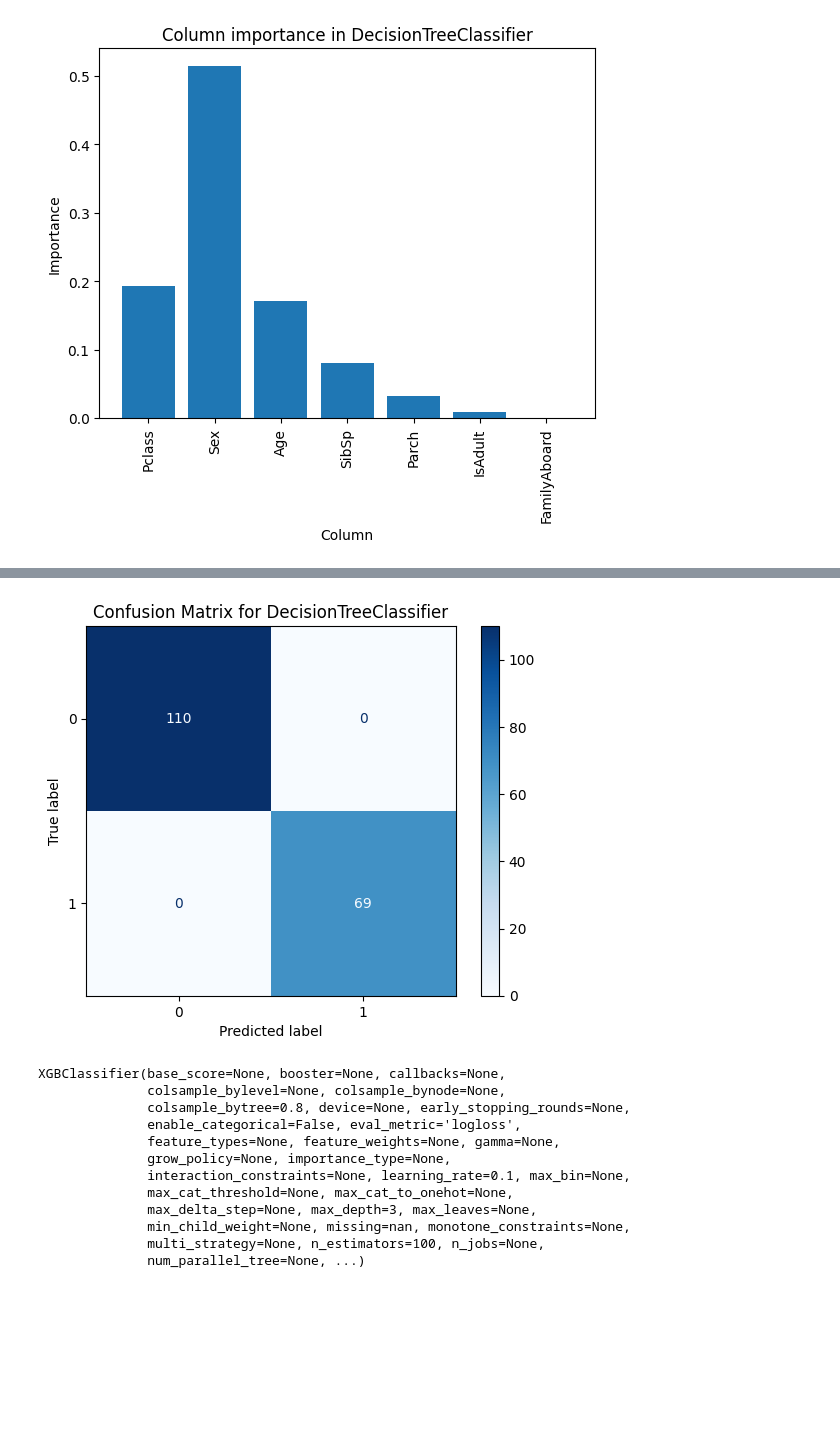
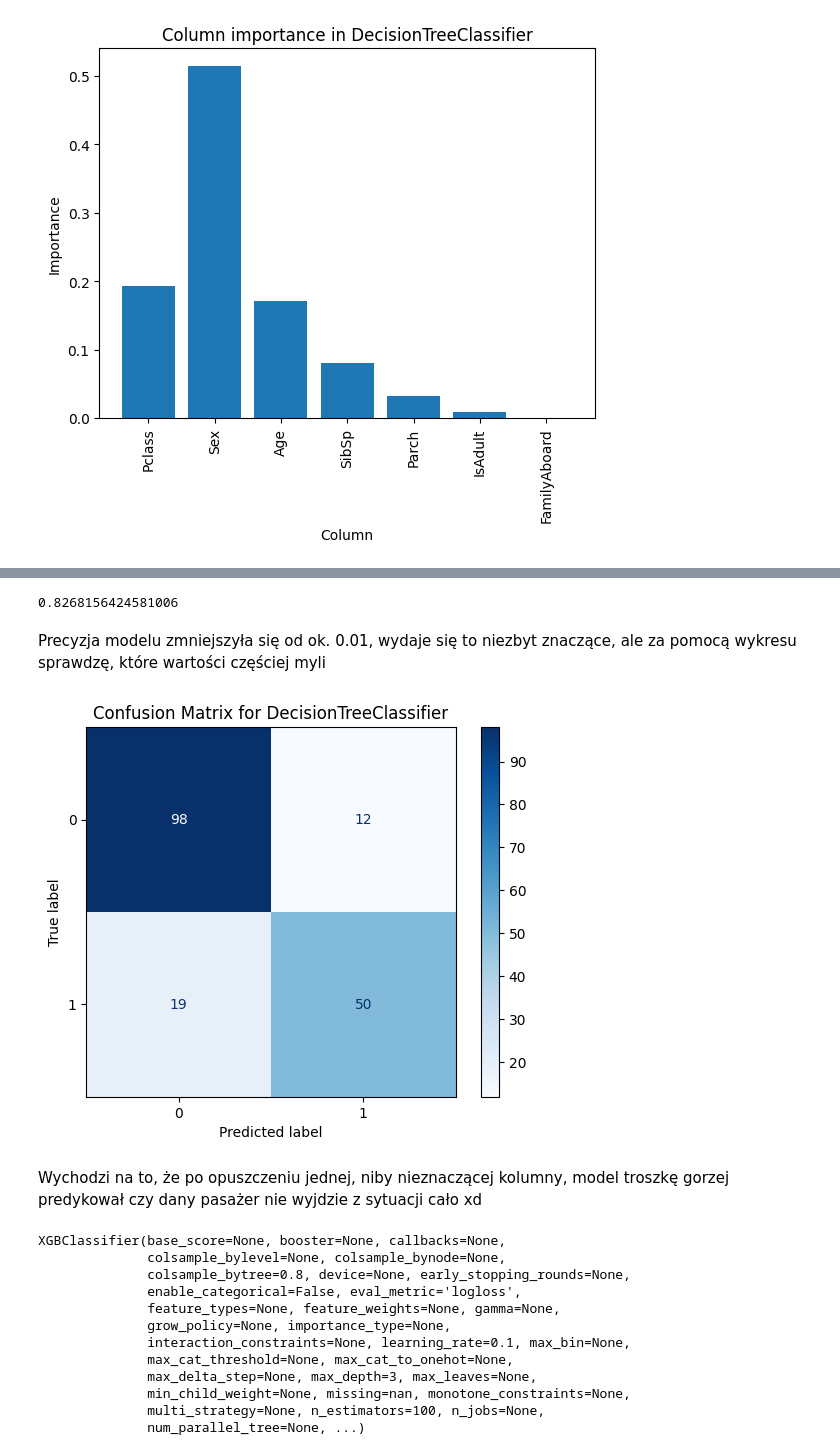
Before and after one commit to Solvro/ml-wakacyjne-wyzwanie-2025, a Jupyter notebook: ML_zadanie.ipynb, the cells around one changed output, grey strips where cells are left out. Cells and saved outputs as stored; diff of their text form; code cells hidden in the pictures; blank space fills up the shorter version.

```diff
--- a/ML_zadanie.ipynb
+++ b/ML_zadanie.ipynb
@@ -144,10 +177,34 @@ plt.show()
+# %%
+# na podstawie wcześniejszego wykresu, postanowiłam odrzucić
+# parę kolumn, ze względu na ich marginalne znaczenie przy predykcji
+
+X = titanic_clean.drop(['FamilyAboard', 'Survived'], axis=1)
+y = titanic_clean['Survived']
+
+X_train, X_test, y_train, y_test = train_test_split(
+    X, y, stratify=y, test_size=0.2, random_state=8
+)
+# %%
+tree_model = DecisionTreeClassifier(
+    max_depth=5,
+    random_state=8
+)
+tree_model.fit(X_train, y_train)
+
+tree_model.score(X_test, y_test)
+# %% [output]
+0.8268156424581006
+# %% [markdown]
+Precyzja modelu zmniejszyła się od ok. 0.01, wydaje się to niezbyt znaczące, ale za pomocą wykresu sprawdzę, które wartości częściej myli
 # %%
 y_predtree = tree_model.predict(X_test)
-cm = confusion_matrix(y_test, y_pred)
+cm = confusion_matrix(y_test, y_predtree)
 disp = ConfusionMatrixDisplay(confusion_matrix=cm)
 disp.plot(cmap=plt.cm.Blues)
 plt.title("Confusion Matrix for DecisionTreeClassifier")
 plt.show()
 # %% [output]
-[figure, old version]
+[figure, new version]
+# %% [markdown]
+Wychodzi na to, że po opuszczeniu jednej, niby nieznaczącej kolumny, model troszkę gorzej predykował czy dany pasażer nie wyjdzie z sytuacji cało xd
 # %%
```
Also changed, not shown: parts of 24 cells of this notebook.
